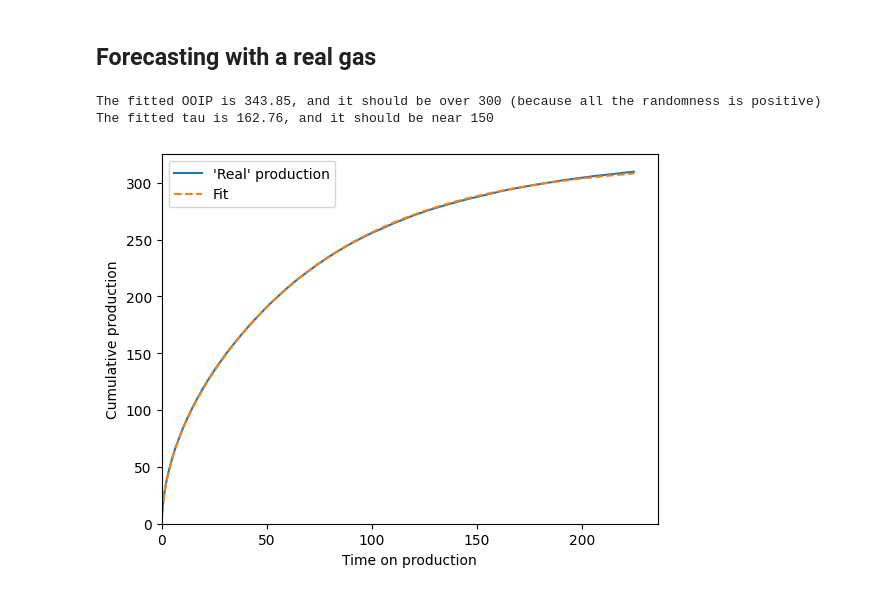
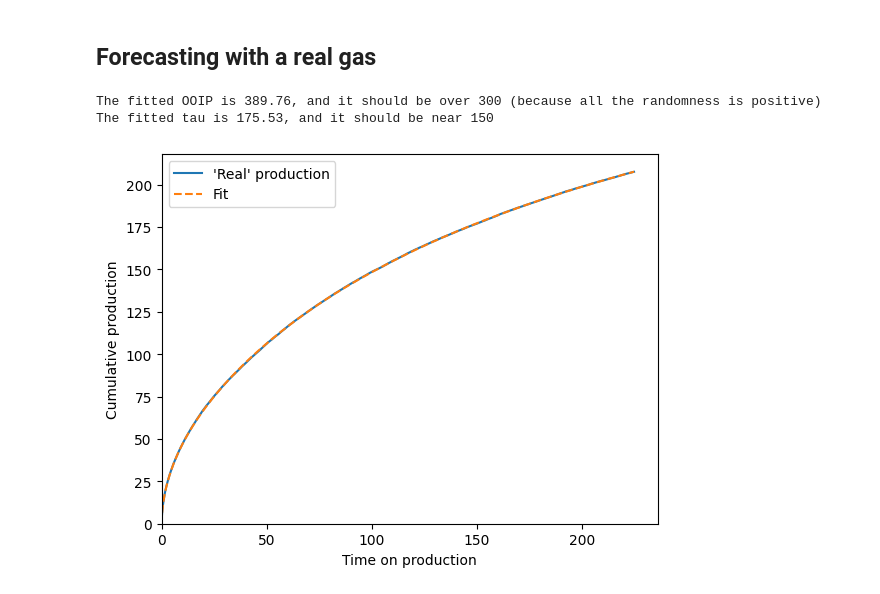
Before and after one commit to frank1010111/bluebonnet, a Jupyter notebook: docs/forecast.ipynb, the cells around one changed output. Saved outputs shown, nothing was run; the diff lists cells and outputs as text; code cells hidden in the pictures.

```diff
--- a/docs/forecast.ipynb
+++ b/docs/forecast.ipynb
@@ -106,41 +106,40 @@ pressure_initial = 12_000
 pressure_bh = 1000
 real_gas_flow_props = FlowProperties(pvt_gas, p_i=pressure_initial)
 time = np.linspace(0, np.sqrt(t_end), 10_000) ** 2
-res_real = IdealReservoir(nx, pressure_bh, pressure_initial, real_gas_flow_props)
+res_real = SinglePhaseReservoir(nx, pressure_bh, pressure_initial, real_gas_flow_props)
 res_real.simulate(time)
 rf_real = res_real.recovery_factor()
 # %%
-fake_ooip = 300
+fake_ogip = 300
 fake_tau = 150
 time_on_production = time[: len(time) // 2] * fake_tau
 randomness = np.maximum(
     0, np.random.default_rng(42).normal(0, 0.02, size=len(time_on_production))
 ).cumsum()
-fake_cum = rf_real[: len(time) // 2] * fake_ooip + randomness
+fake_cum = rf_real[: len(time) // 2] * fake_ogip + randomness
 # %%
 rf_func = interp1d(time, rf_real, bounds_error=False, fill_value=(0, rf_real[-1]))
-# bounds = Bounds(M=(0,900), tau=(0.1,500))
 scaling_curve = ForecasterOnePhase(rf_func)
 scaling_curve.fit(time_on_production, fake_cum)
 print(
-    f"The fitted OOIP is {scaling_curve.M_:.2f}, and it should be over {fake_ooip} "
+    f"The fitted OOIP is {scaling_curve.M_:.2f}, and it should be over {fake_ogip} "
     "(because all the randomness is positive)\n"
     f"The fitted tau is {scaling_curve.tau_:.2f}, and it should be near {fake_tau}"
 )
 
 cum_bestfit = scaling_curve.forecast_cum(time_on_production)
 
 fig, ax = plt.subplots()
 ax.plot(time_on_production, fake_cum, label="'Real' production")
 ax.plot(time_on_production, cum_bestfit, "--", label="Fit")
 ax.legend()
 ax.set(
     xlim=(0, None),
     ylim=(0, None),
     xlabel="Time on production",
     ylabel="Cumulative production",
 );
 # %% [output]
-The fitted OOIP is 343.85, and it should be over 300 (because all the randomness is positive)
-The fitted tau is 162.76, and it should be near 150
+The fitted OOIP is 389.76, and it should be over 300 (because all the randomness is positive)
+The fitted tau is 175.53, and it should be near 150
-[figure, old version]
+[figure, new version]
```
Also changed, not shown: parts of 5 cells of this notebook, 4 other files.
